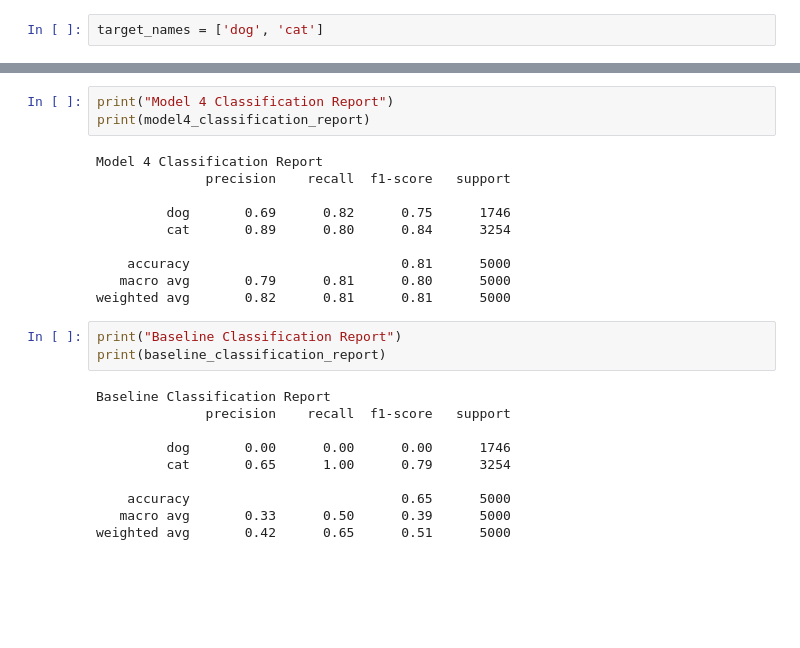
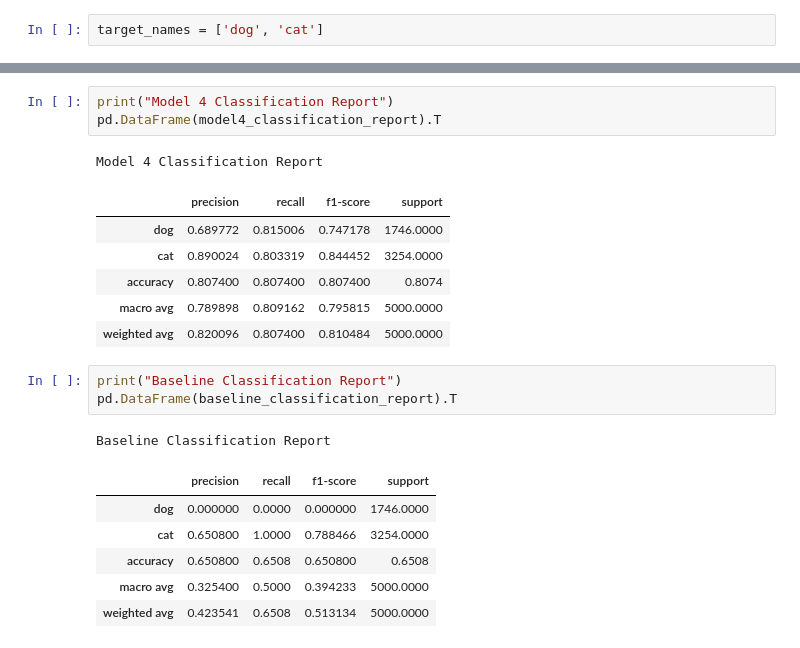
Before and after one commit to malachi-hale/classification-exercises, a Jupyter notebook: model_evaluation.ipynb, the cells around one changed output, grey strips where cells are left out. Drawn from its saved outputs; the diff is of its cells as text; blank space fills up the shorter version.

```diff
--- a/model_evaluation.ipynb
+++ b/model_evaluation.ipynb
@@ -393,26 +414,22 @@ weighted avg       0.82      0.81      0.81      5000
 # %%
 print("Model 4 Classification Report")
-print(model4_classification_report)
+pd.DataFrame(model4_classification_report).T
 # %% [output]
 Model 4 Classification Report
-              precision    recall  f1-score   support
-
-         dog       0.69      0.82      0.75      1746
-         cat       0.89      0.80      0.84      3254
-
-    accuracy                           0.81      5000
-   macro avg       0.79      0.81      0.80      5000
-weighted avg       0.82      0.81      0.81      5000
+|  | precision | recall | f1-score | support |
+| dog | 0.689772 | 0.815006 | 0.747178 | 1746.0000 |
+| cat | 0.890024 | 0.803319 | 0.844452 | 3254.0000 |
+| accuracy | 0.807400 | 0.807400 | 0.807400 | 0.8074 |
+| macro avg | 0.789898 | 0.809162 | 0.795815 | 5000.0000 |
+| weighted avg | 0.820096 | 0.807400 | 0.810484 | 5000.0000 |
 # %%
 print("Baseline Classification Report")
-print(baseline_classification_report)
+pd.DataFrame(baseline_classification_report).T
 # %% [output]
 Baseline Classification Report
-              precision    recall  f1-score   support
-
-         dog       0.00      0.00      0.00      1746
-         cat       0.65      1.00      0.79      3254
-
-    accuracy                           0.65      5000
-   macro avg       0.33      0.50      0.39      5000
-weighted avg       0.42      0.65      0.51      5000
+|  | precision | recall | f1-score | support |
+| dog | 0.000000 | 0.0000 | 0.000000 | 1746.0000 |
+| cat | 0.650800 | 1.0000 | 0.788466 | 3254.0000 |
+| accuracy | 0.650800 | 0.6508 | 0.650800 | 0.6508 |
+| macro avg | 0.325400 | 0.5000 | 0.394233 | 5000.0000 |
+| weighted avg | 0.423541 | 0.6508 | 0.513134 | 5000.0000 |
```
Also changed, not shown: parts of 13 cells of this notebook, 1 other file.
